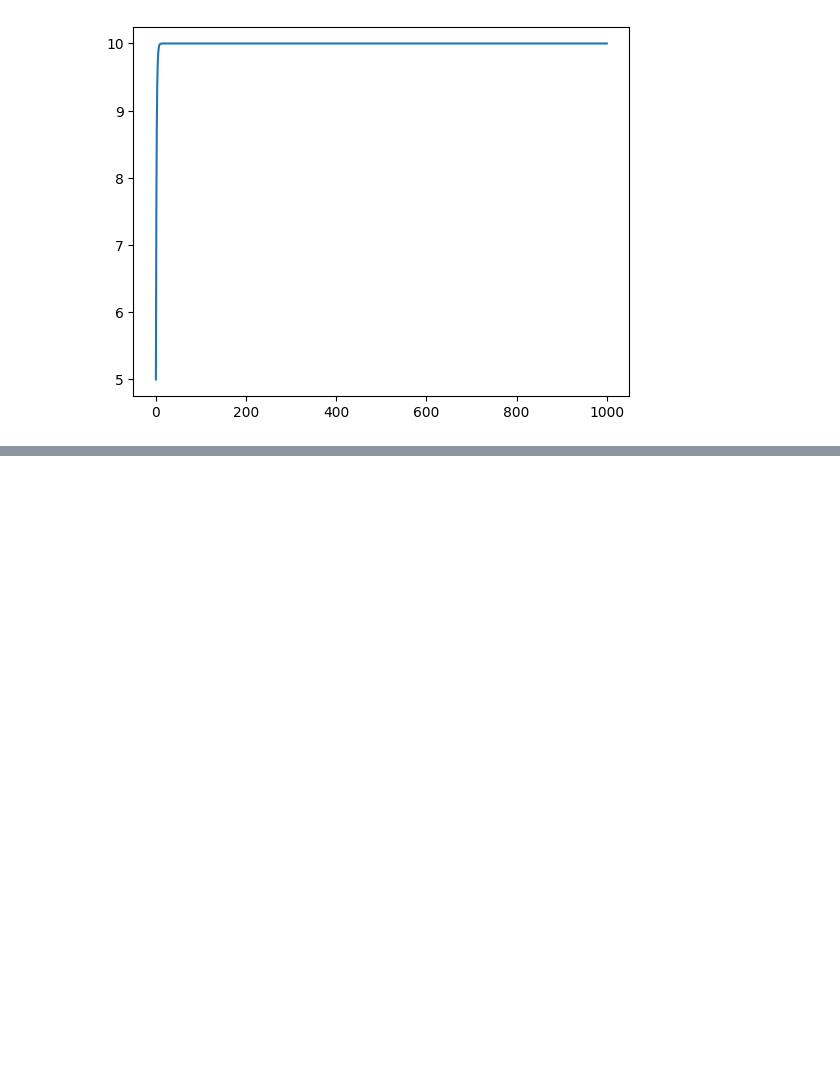
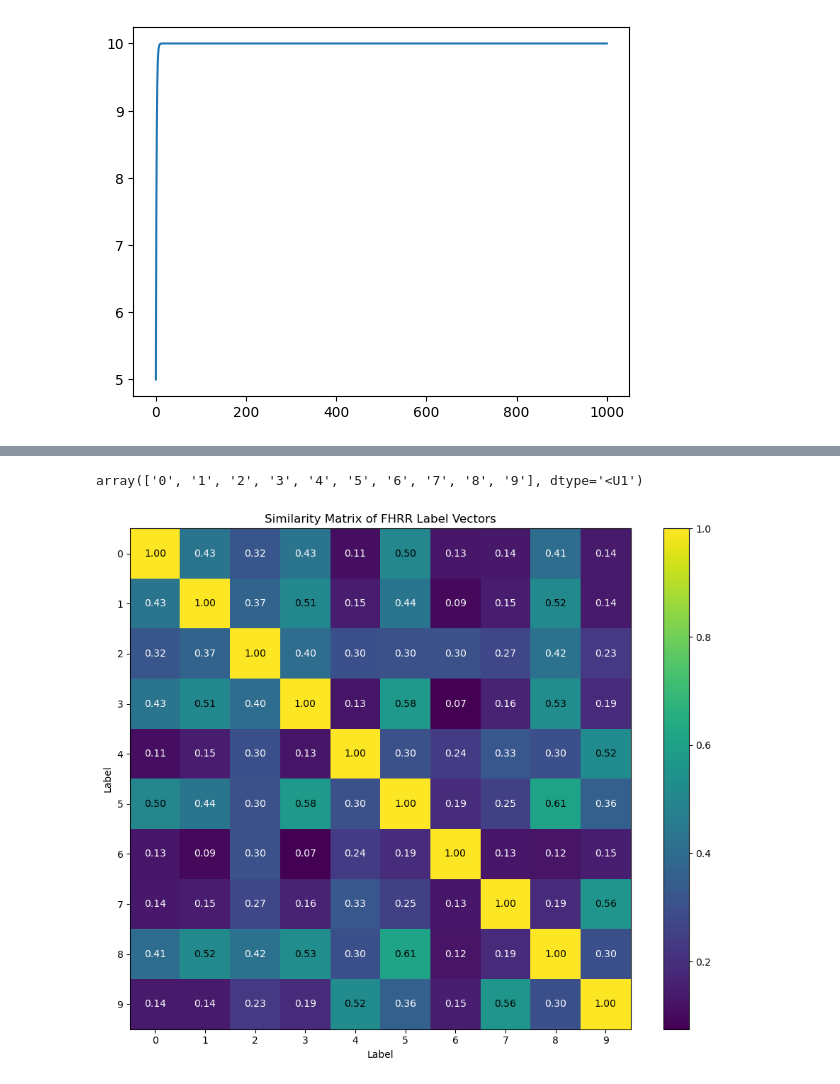
Before and after one commit to vidurayashan/VSA_FHRR_MNIST_Classification, a Jupyter notebook: MNIST_Classification.ipynb, the cells around one changed output, grey strips where cells are left out. Cells and saved outputs as stored; diff of their text form; code cells hidden in the pictures; blank space fills up the shorter version.

```diff
--- a/MNIST_Classification.ipynb
+++ b/MNIST_Classification.ipynb
@@ -330,0 +339,10 @@ plt.plot([i for i in range(len(vals))], vals)
+# %%
+
+# Load MNIST data
+mnist = fetch_openml('mnist_784', version=1)
+X, y = mnist['data'], mnist['target']
+
+
+# Select a sample image (example: first image)
+sample_image = X.iloc[0].values
+sample_image = sample_image.reshape(28, 28)
@@ -330,0 +364,9 @@ plt.plot([i for i in range(len(vals))], vals)
+# %%
+dim = 2048
+n = 28*28
+
+# Create a random complex matrix of dimensions m x n
+random_complex_matrix = np.random.randn(dim, n) + 1j * np.random.randn(dim, n)
+
+# Normalize the elements
+random_complex_matrix = random_complex_matrix / np.abs(random_complex_matrix)
@@ -330,0 +405,35 @@ plt.plot([i for i in range(len(vals))], vals)
+# %%
+unique_labels
+# %% [output]
+array(['0', '1', '2', '3', '4', '5', '6', '7', '8', '9'], dtype='<U1')
+# %%
+# Compute similarity matrix
+num_labels = len(label_vectors)
+similarity_matrix = np.zeros((num_labels, num_labels))
+
+fhrr = FHRR(dim=dim)
+
+for i in range(num_labels):
+    for j in range(num_labels):
+        similarity_matrix[i][j] = fhrr.similarity(label_vectors[str(i)], label_vectors[str(j)])
+
+# Visualize the similarity matrix as a heatmap
+plt.figure(figsize=(10, 8))
+plt.imshow(similarity_matrix, cmap='viridis', interpolation='nearest')
+plt.colorbar()
+plt.title("Similarity Matrix of FHRR Label Vectors")
+plt.xlabel("Label")
+plt.ylabel("Label")
+plt.xticks(range(num_labels))
+plt.yticks(range(num_labels))
+
+# Add text annotations
+for i in range(num_labels):
+    for j in range(num_labels):
+        plt.text(j, i, f"{similarity_matrix[i, j]:.2f}",
+                 ha="center", va="center", color="white" if similarity_matrix[i, j] < 0.5 else "black")
+
+plt.tight_layout()
+plt.show()
+# %% [output]
+[figure, added]
```
Also changed, not shown: parts of 6 cells of this notebook, 2 other files.
